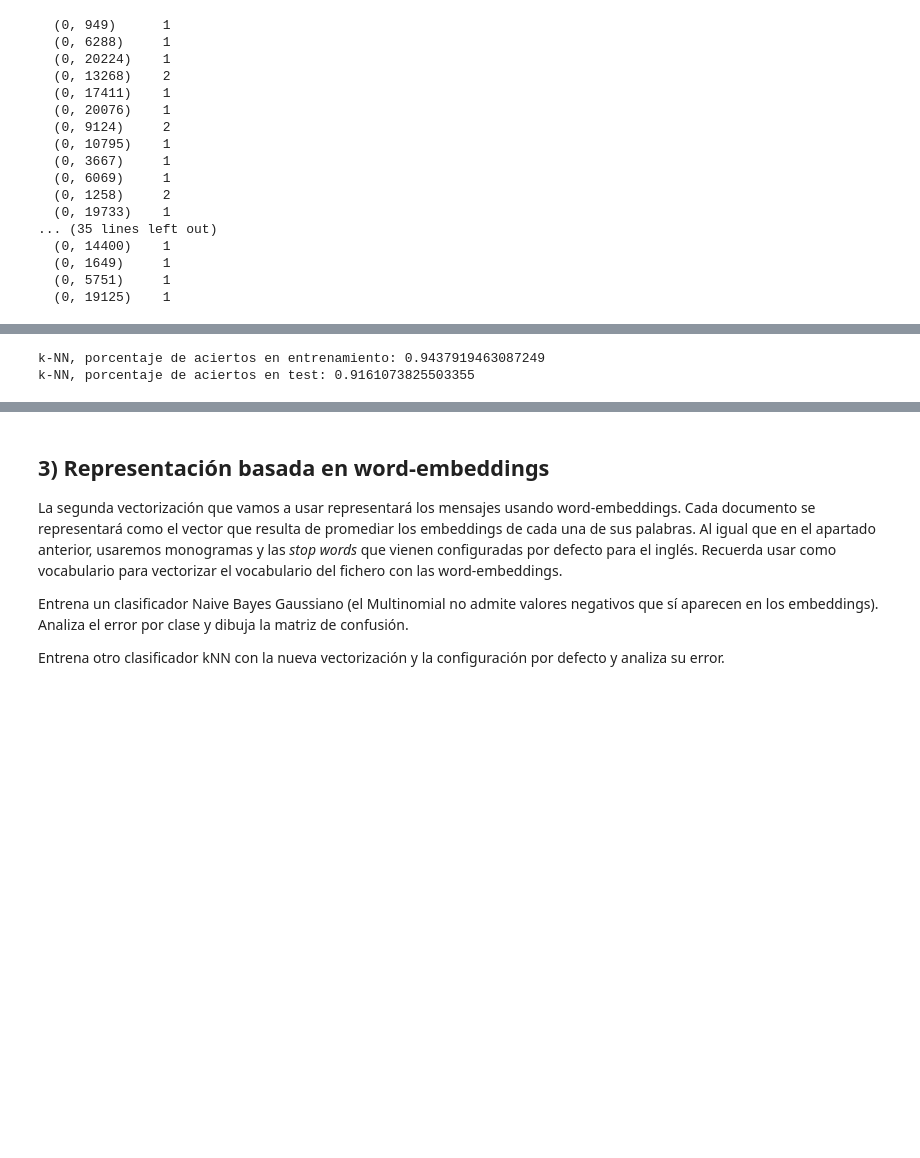
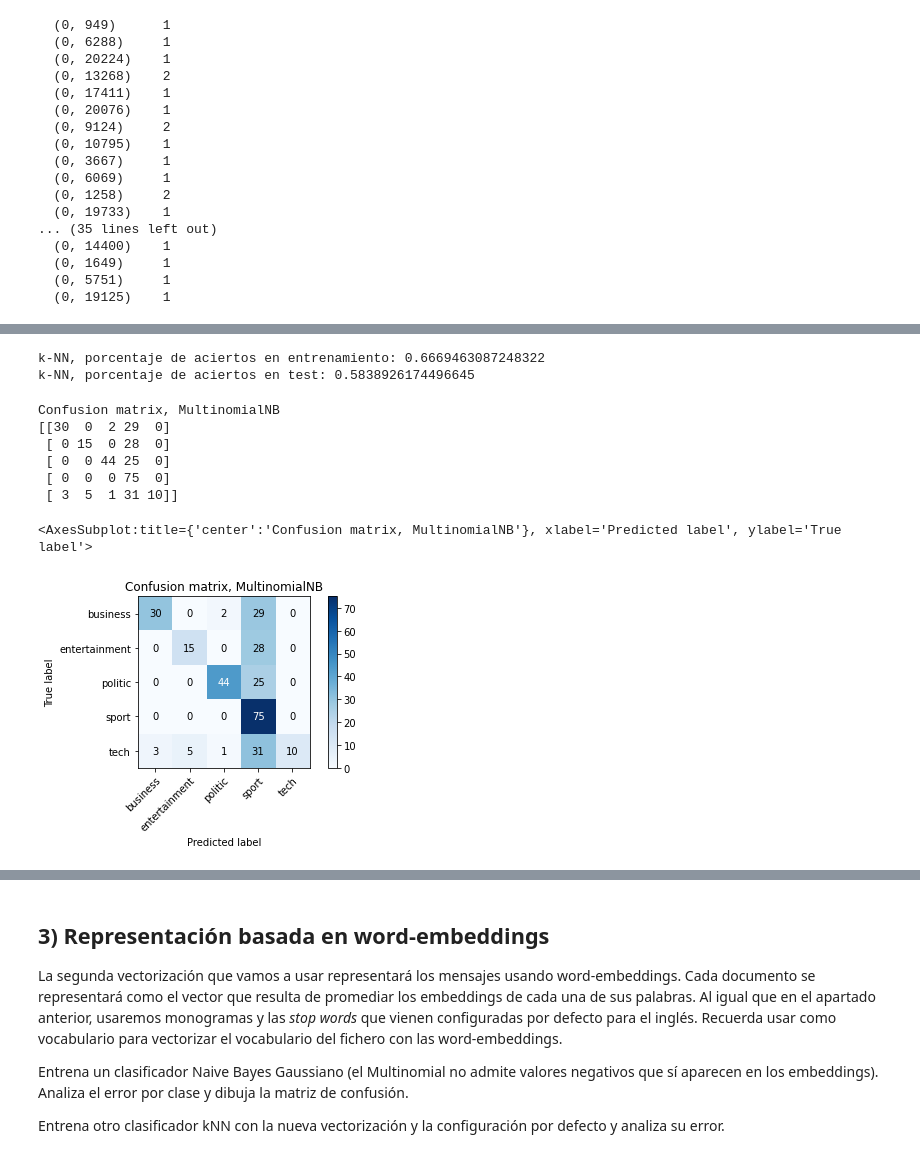
Before and after one commit to Carlanganas98/IA2, a Jupyter notebook: Pr2/Practica_clasif_de_texto_2122_enunciado.ipynb, the cells around one changed output, grey strips where cells are left out. Cells and saved outputs as stored; diff of their text form; code cells hidden in the pictures; blank space fills up the shorter version.

```diff
--- a/Pr2/Practica_clasif_de_texto_2122_enunciado.ipynb
+++ b/Pr2/Practica_clasif_de_texto_2122_enunciado.ipynb
@@ -422,13 +330,24 @@ Confusion matrix, MultinomialNB
 from sklearn import neighbors
 
 knn_classifier = neighbors.KNeighborsClassifier()
-knn_classifier.fit(train_preprocessed, x_train.Category)
+knn_classifier.fit(train_vector_data, x_train.Category)
 
-knn_train_predictions = knn_classifier.predict(train_preprocessed)
-knn_test_predictions = knn_classifier.predict(test_preprocessed)
+knn_train_predictions = knn_classifier.predict(train_vector_data)
+knn_test_predictions = knn_classifier.predict(test_vector_data)
 
 print("k-NN, porcentaje de aciertos en entrenamiento:", np.mean(knn_train_predictions == x_train.Category))
 print("k-NN, porcentaje de aciertos en test:", np.mean(knn_test_predictions == x_test.Category))
 # %% [output]
-k-NN, porcentaje de aciertos en entrenamiento: 0.9437919463087249
-k-NN, porcentaje de aciertos en test: 0.9161073825503355
+k-NN, porcentaje de aciertos en entrenamiento: 0.6669463087248322
+k-NN, porcentaje de aciertos en test: 0.5838926174496645
+# %%
+plot_confusion_matrix(x_test['Category'], knn_test_predictions,target_names, normalize=False)
+# %% [output]
+Confusion matrix, MultinomialNB
+[[30  0  2 29  0]
+ [ 0 15  0 28  0]
+ [ 0  0 44 25  0]
+ [ 0  0  0 75  0]
+ [ 3  5  1 31 10]]
+<AxesSubplot:title={'center':'Confusion matrix, MultinomialNB'}, xlabel='Predicted label', ylabel='True label'>
+[figure, added]
```
Also changed, not shown: parts of 35 cells of this notebook, 2 other files.
